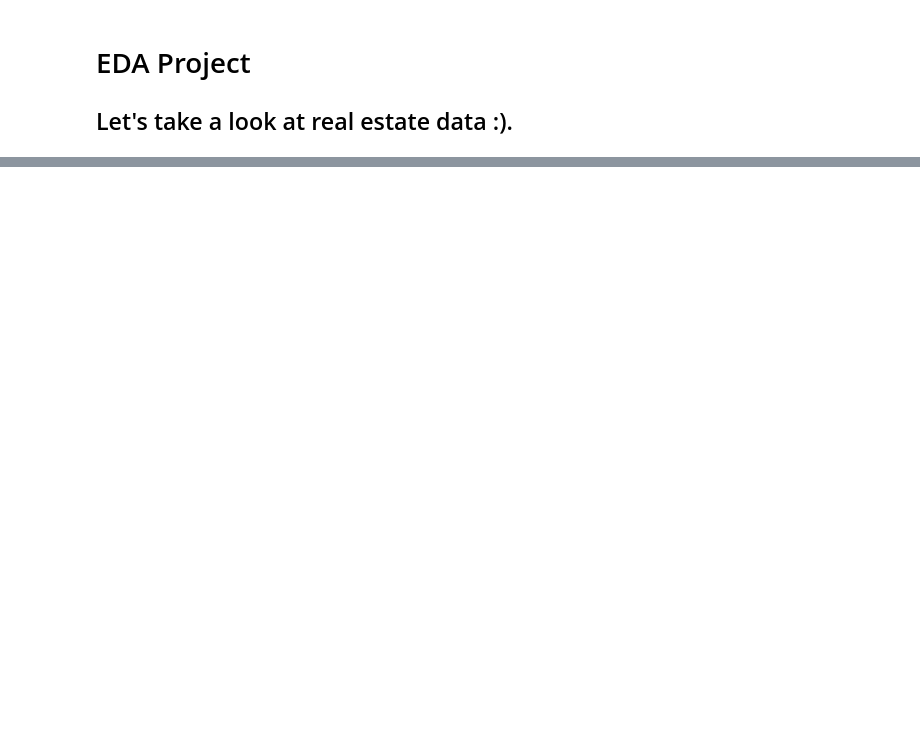
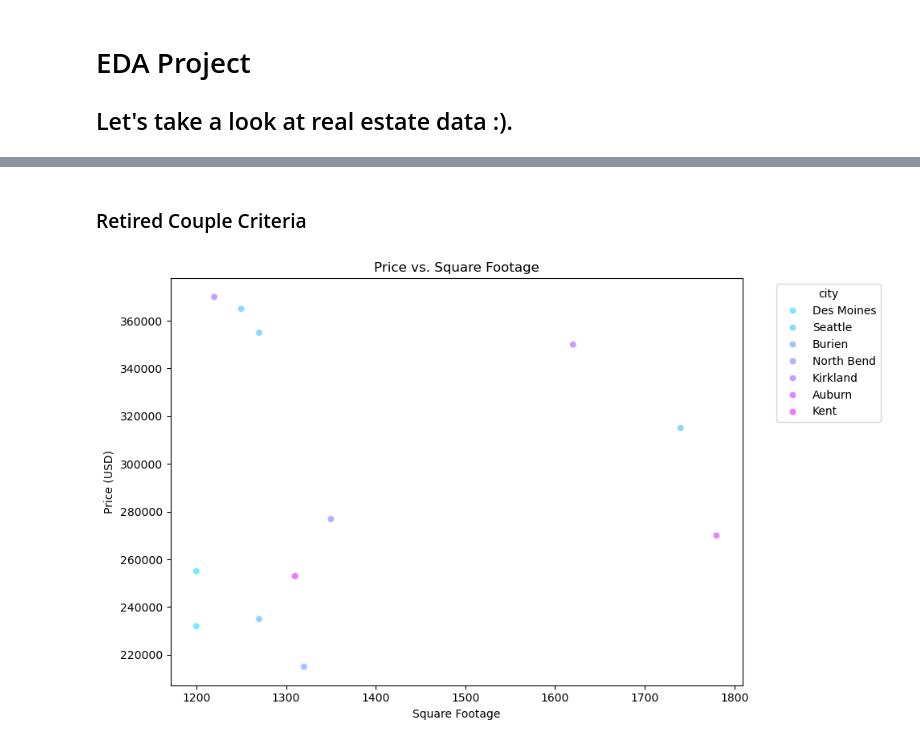
Before and after one commit to hcirne/t4inf1601-scientific_programming, a Jupyter notebook: eda-project-real-estate/real-estate.ipynb, the cells around one changed output, grey strips where cells are left out. Cells and saved outputs as stored; diff of their text form; code cells hidden in the pictures; blank space fills up the shorter version.

```diff
--- a/eda-project-real-estate/real-estate.ipynb
+++ b/eda-project-real-estate/real-estate.ipynb
@@ -66,0 +107,36 @@ df_one_bathroom.head()
+# %% [markdown]
+### Retired Couple Criteria
+# %%
+# small to medium houses
+cozy_df = single_floor_df[single_floor_df["sqft_living"].between(1200, 2000)]
+
+# affordable housing
+affordable_df = cozy_df[cozy_df["price"].between(200000, 400000)]
+
+# number of bedrooms
+bedrooms_df = affordable_df[affordable_df["bedrooms"] < 3]
+
+# number of bedrooms
+bathrooms_df = bedrooms_df[bedrooms_df["bathrooms"] == 1]
+
+# condition
+good_condition_df = bathrooms_df[bathrooms_df["condition"] >= 4]
+
+plt.figure(figsize=(10, 6))
+sns.scatterplot(
+    data=good_condition_df,
+    x="sqft_living",
+    y="price",
+    hue="city",
+    palette="cool",
+    alpha=0.6
+)
+
+plt.title("Price vs. Square Footage")
+plt.xlabel("Square Footage")
+plt.ylabel("Price (USD)")
+plt.legend(title='city', bbox_to_anchor=(1.05, 1), loc='upper left')
+plt.tight_layout()
+plt.show()
+# %% [output]
+[figure, added]
```
Also changed, not shown: parts of 13 cells of this notebook.
